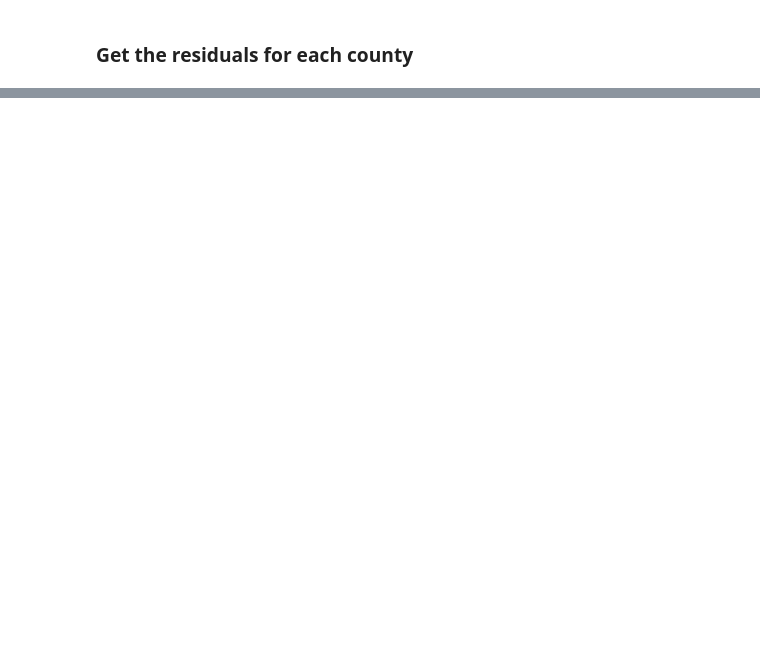
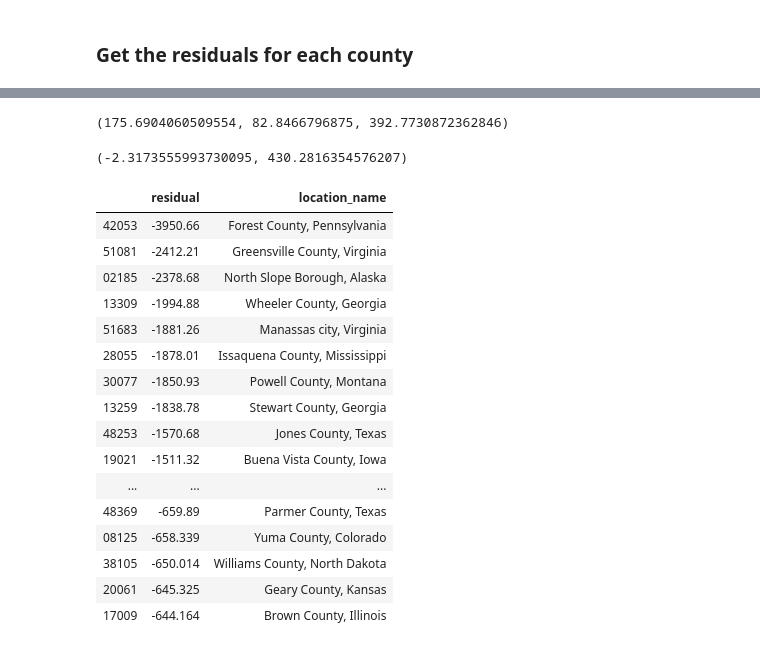
Before and after one commit to jessebmurray/COVID-19, a Jupyter notebook: county_modeling.ipynb, the cells around one changed output, grey strips where cells are left out. Drawn from its saved outputs; the diff is of its cells as text; code cells hidden in the pictures; blank space fills up the shorter version.

```diff
--- a/county_modeling.ipynb
+++ b/county_modeling.ipynb
@@ -551,0 +576,28 @@ features_all
+# %%
+abs(dfr.residual).mean(), abs(dfr.residual).median(), abs(dfr.residual).std()
+# %% [output]
+(175.6904060509554, 82.8466796875, 392.7730872362846)
+# %%
+dfr.residual.mean(), dfr.residual.std()
+# %% [output]
+(-2.3173555993730095, 430.2816354576207)
+# %%
+dfr.sort_values(by='residual')[:50]
+# %% [output]
+|  | residual | location_name |
+| 42053 | -3950.66 | Forest County, Pennsylvania |
+| 51081 | -2412.21 | Greensville County, Virginia |
+| 02185 | -2378.68 | North Slope Borough, Alaska |
+| 13309 | -1994.88 | Wheeler County, Georgia |
+| 51683 | -1881.26 | Manassas city, Virginia |
+| 28055 | -1878.01 | Issaquena County, Mississippi |
+| 30077 | -1850.93 | Powell County, Montana |
+| 13259 | -1838.78 | Stewart County, Georgia |
+| 48253 | -1570.68 | Jones County, Texas |
+| 19021 | -1511.32 | Buena Vista County, Iowa |
+| ... | ... | ... |
+| 48369 | -659.89 | Parmer County, Texas |
+| 08125 | -658.339 | Yuma County, Colorado |
+| 38105 | -650.014 | Williams County, North Dakota |
+| 20061 | -645.325 | Geary County, Kansas |
+| 17009 | -644.164 | Brown County, Illinois |
```
Also changed, not shown: parts of 14 cells of this notebook, 3 other files.
